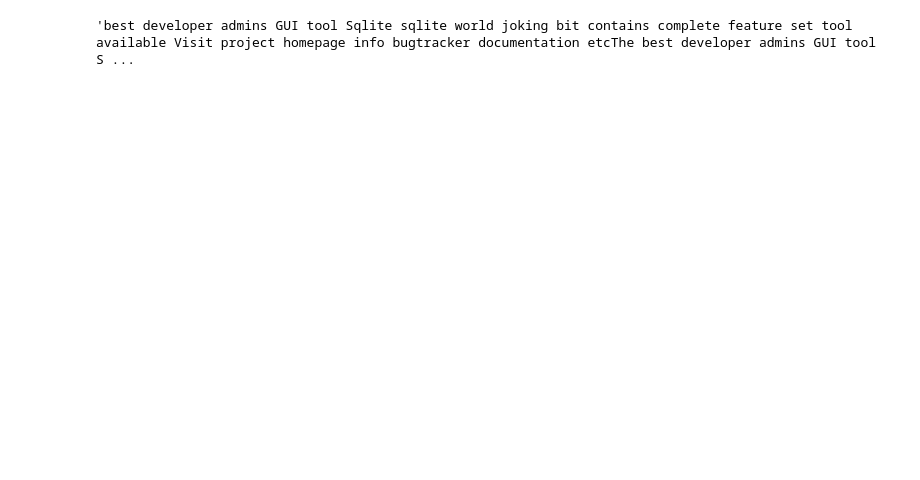
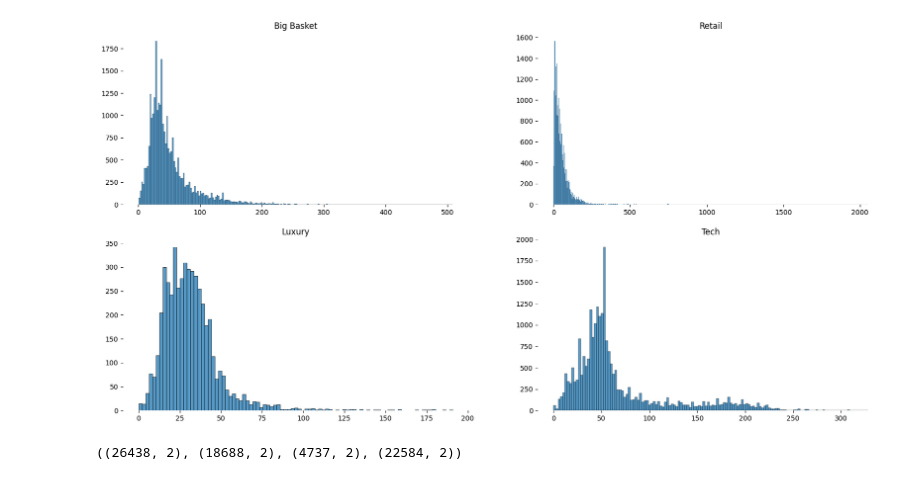
Before and after one commit to cntgfy90/hse_thesis_final, a Jupyter notebook: src/Preprocessor.ipynb, the cells around one changed output. Saved outputs shown, nothing was run; the diff lists cells and outputs as text; code cells hidden in the pictures; blank space fills up the shorter version.

```diff
--- a/src/Preprocessor.ipynb
+++ b/src/Preprocessor.ipynb
@@ -23,11 +36,42 @@ def preprocess(sentence):
     result = remove_punctuation(result)
     result = keep_alpha_numerical(result)
     result = remove_space(result)
+    result = result.lower()
     result = remove_stopwords(result)
     result = apply_lemmetization(result)
-    result = remove_space(result)
     return result
 
-tech_data['description'].apply(preprocess).loc[123]
+tech_data['description'] = tech_data['description'].apply(preprocess)
+luxury_data['description'] = luxury_data['description'].apply(preprocess)
+retail_data['description'] = retail_data['description'].apply(preprocess)
+big_basket_data['description'] = big_basket_data['description'].apply(preprocess)
-# %% [output]
-'best developer admins GUI tool Sqlite sqlite world joking bit contains complete feature set tool available Visit project homepage info bugtracker documentation etcThe best developer admins GUI tool S ...
+# %%
+def plot_num_of_tokens_per_description(data, names, ncols=2, nrows=2):
+    fig, axs = plt.subplots(ncols=ncols, nrows=nrows, figsize=(20, 10))
+    axs = [i for ax in axs for i in ax]
+    for i in range(len(data)):
+        ax = sns.histplot(data[i]["description"].apply(count_words), ax=axs[i])
+        ax.spines['top'].set_visible(False)
+        ax.spines['right'].set_visible(False)
+        ax.spines['bottom'].set_visible(False)
+        ax.spines['left'].set_visible(False)
+        ax.set_title(names[i])
+        ax.set_ylabel("")
+        ax.set_xlabel("")
+    plt.show()
+
+plot_num_of_tokens_per_description(
+    data=[big_basket_data, retail_data, luxury_data, tech_data],
+    names=["Big Basket", "Retail", "Luxury", "Tech"]
+)
+# %% [output]
+[figure, added]
+# %%
+big_basket_data = big_basket_data[big_basket_data['description'].apply(lambda x: is_sentence_in_boundaries(x, max_tokens=200))]
+retail_data = retail_data[retail_data['description'].apply(lambda x: is_sentence_in_boundaries(x, max_tokens=250))]
+luxury_data = luxury_data[luxury_data['description'].apply(lambda x: is_sentence_in_boundaries(x, max_tokens=100))]
+tech_data = tech_data[tech_data['description'].apply(lambda x: is_sentence_in_boundaries(x, max_tokens=200))]
+
+big_basket_data.shape, retail_data.shape, luxury_data.shape, tech_data.shape
+# %% [output]
+((26438, 2), (18688, 2), (4737, 2), (22584, 2))
```
Also changed, not shown: parts of 5 cells of this notebook, 5 other files.
